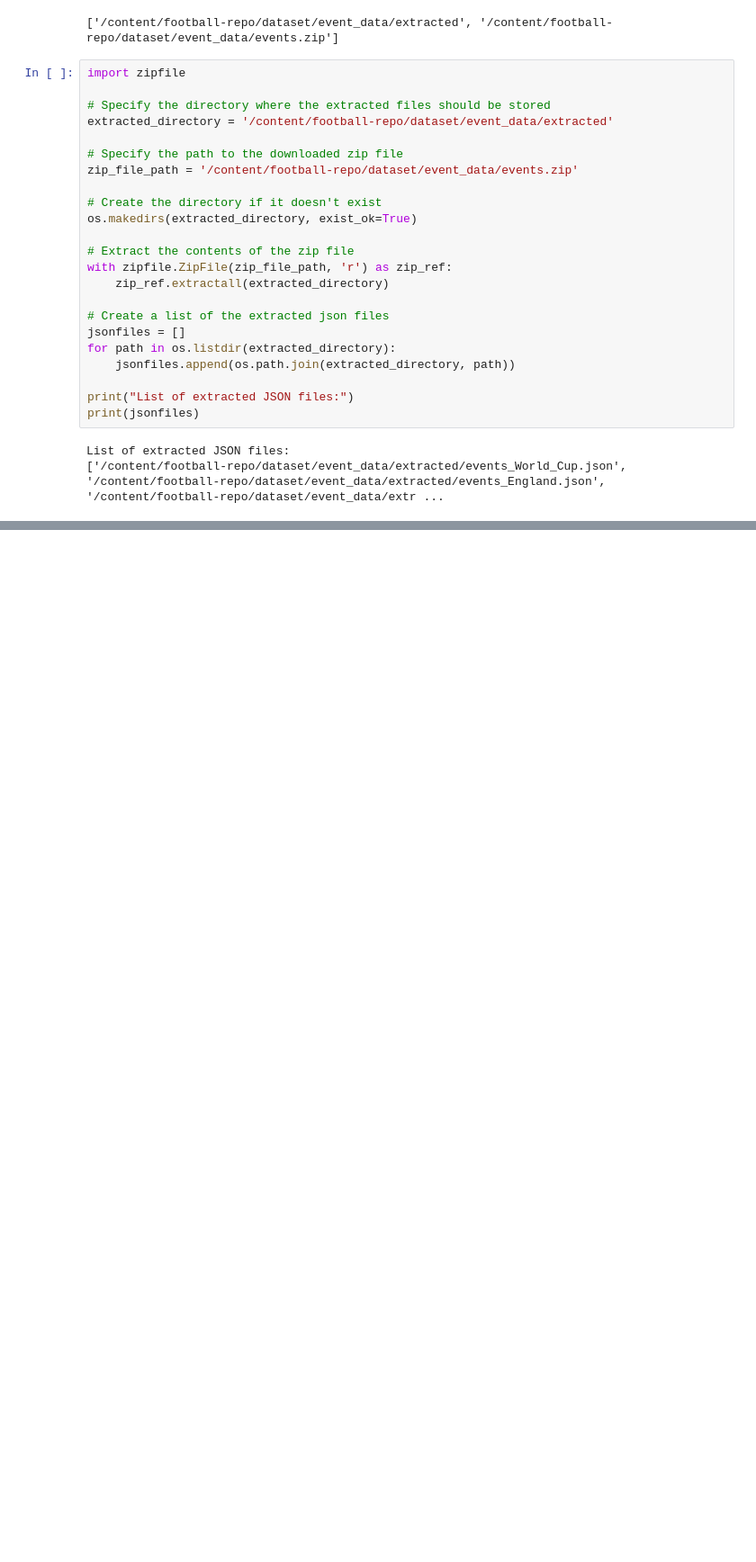
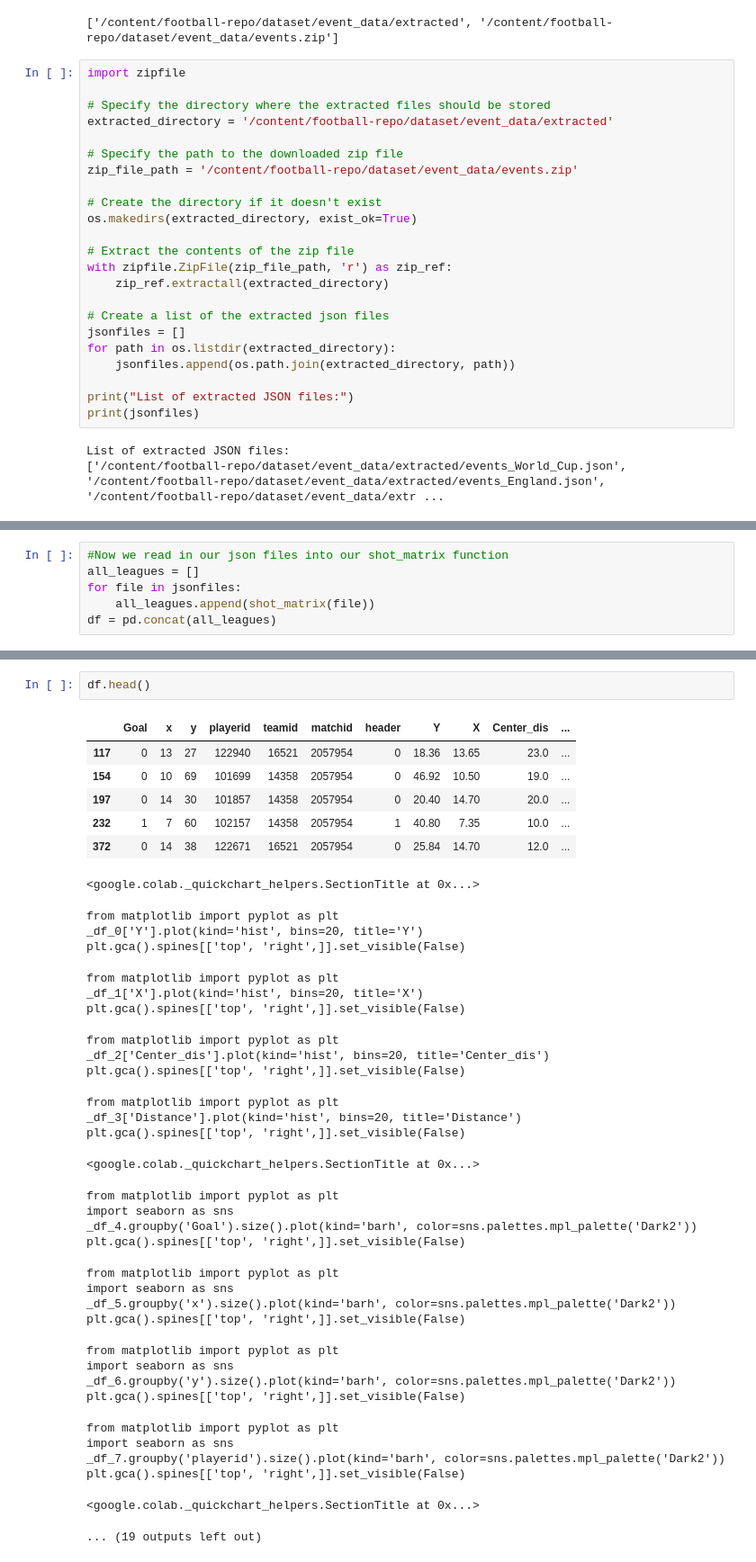
Before and after one commit to radhakrishnan-omotec/football-repo, a Jupyter notebook: Part1_Data_Exploration.ipynb, the cells around one changed output, grey strips where cells are left out. Shown at 90% size. Drawn from its saved outputs; the diff is of its cells as text; blank space fills up the shorter version.

```diff
--- a/Part1_Data_Exploration.ipynb
+++ b/Part1_Data_Exploration.ipynb
@@ -79,0 +150,6 @@ List of extracted JSON files:
+# %%
+#Now we read in our json files into our shot_matrix function
+all_leagues = []
+for file in jsonfiles:
+    all_leagues.append(shot_matrix(file))
+df = pd.concat(all_leagues)
@@ -79,0 +260,41 @@ List of extracted JSON files:
+# %%
+df.head()
+# %% [output]
+|  | Goal | x | y | playerid | teamid | matchid | header | Y | X | Center_dis | ... |
+| 117 | 0 | 13 | 27 | 122940 | 16521 | 2057954 | 0 | 18.36 | 13.65 | 23.0 | ... |
+| 154 | 0 | 10 | 69 | 101699 | 14358 | 2057954 | 0 | 46.92 | 10.50 | 19.0 | ... |
+| 197 | 0 | 14 | 30 | 101857 | 14358 | 2057954 | 0 | 20.40 | 14.70 | 20.0 | ... |
+| 232 | 1 | 7 | 60 | 102157 | 14358 | 2057954 | 1 | 40.80 | 7.35 | 10.0 | ... |
+| 372 | 0 | 14 | 38 | 122671 | 16521 | 2057954 | 0 | 25.84 | 14.70 | 12.0 | ... |
+<google.colab._quickchart_helpers.SectionTitle at 0x...>
+from matplotlib import pyplot as plt
+_df_0['Y'].plot(kind='hist', bins=20, title='Y')
+plt.gca().spines[['top', 'right',]].set_visible(False)
+from matplotlib import pyplot as plt
+_df_1['X'].plot(kind='hist', bins=20, title='X')
+plt.gca().spines[['top', 'right',]].set_visible(False)
+from matplotlib import pyplot as plt
+_df_2['Center_dis'].plot(kind='hist', bins=20, title='Center_dis')
+plt.gca().spines[['top', 'right',]].set_visible(False)
+from matplotlib import pyplot as plt
+_df_3['Distance'].plot(kind='hist', bins=20, title='Distance')
+plt.gca().spines[['top', 'right',]].set_visible(False)
+<google.colab._quickchart_helpers.SectionTitle at 0x...>
+from matplotlib import pyplot as plt
+import seaborn as sns
+_df_4.groupby('Goal').size().plot(kind='barh', color=sns.palettes.mpl_palette('Dark2'))
+plt.gca().spines[['top', 'right',]].set_visible(False)
+from matplotlib import pyplot as plt
+import seaborn as sns
+_df_5.groupby('x').size().plot(kind='barh', color=sns.palettes.mpl_palette('Dark2'))
+plt.gca().spines[['top', 'right',]].set_visible(False)
+from matplotlib import pyplot as plt
+import seaborn as sns
+_df_6.groupby('y').size().plot(kind='barh', color=sns.palettes.mpl_palette('Dark2'))
+plt.gca().spines[['top', 'right',]].set_visible(False)
+from matplotlib import pyplot as plt
+import seaborn as sns
+_df_7.groupby('playerid').size().plot(kind='barh', color=sns.palettes.mpl_palette('Dark2'))
+plt.gca().spines[['top', 'right',]].set_visible(False)
+<google.colab._quickchart_helpers.SectionTitle at 0x...>
+... (19 outputs left out)
```
Also changed, not shown: parts of 6 cells of this notebook.
